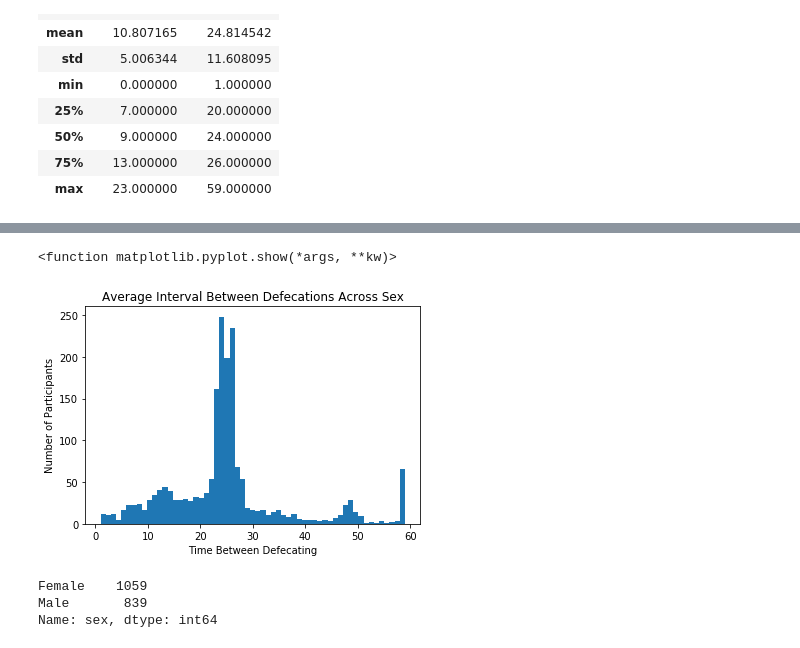
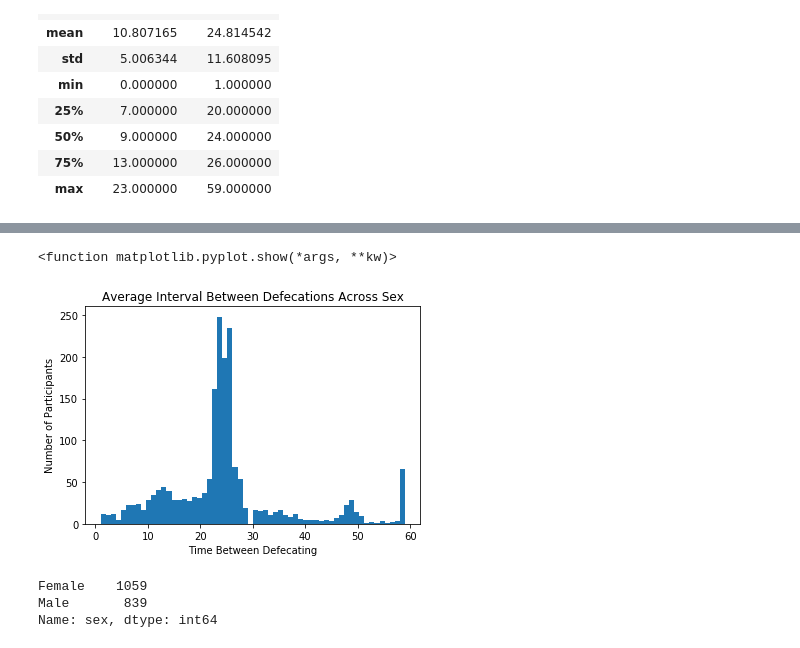
Before and after one commit to LyonsLab/Biosphere_Class, a Jupyter notebook: Poopyter_Notebook.ipynb, the cells around one changed output, grey strips where cells are left out. Saved outputs shown, nothing was run; the diff lists cells and outputs as text; code cells hidden in the pictures.

Commit message:
updated text and graphs

```diff
--- a/Poopyter_Notebook.ipynb
+++ b/Poopyter_Notebook.ipynb
@@ -133,13 +256,13 @@ plt.show
 # %%
 #Now, with average interval. The largest interval measured was 59 hours.
-plt.hist(defecation_data['avg_int'],bins=59)
+plt.hist(defecation_data['avg_int'],bins=60)
 plt.title("Average Interval Between Defecations Across Sex")
 plt.xlabel('Time Between Defecating')
 plt.ylabel('Number of Participants')
 plt.show
 # %% [output]
 <function matplotlib.pyplot.show(*args, **kw)>
-[figure, old version]
+[figure, new version]
 # %%
 #Now, there are even more nuggets of wisdom to be gained from this data set. For instance, we can
 #examine the difference in pooping schedules between Males and Females, the only sexes recognized
```
Also changed, not shown: parts of 15 cells of this notebook.
